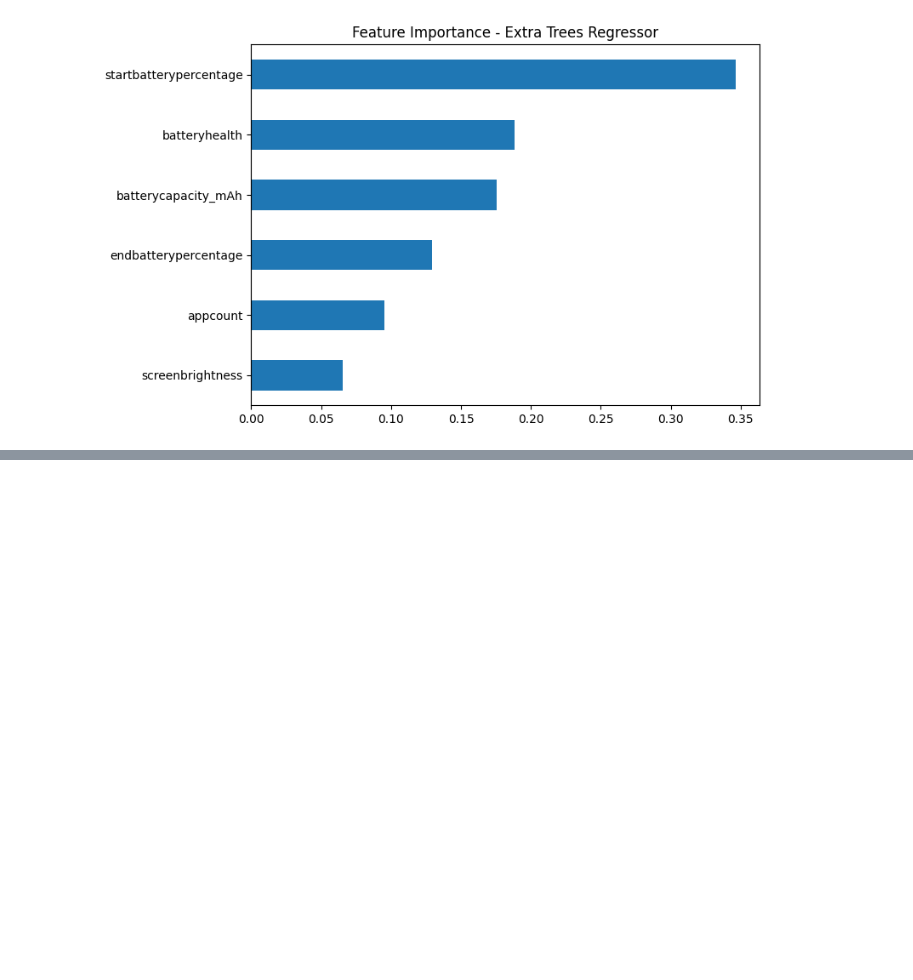
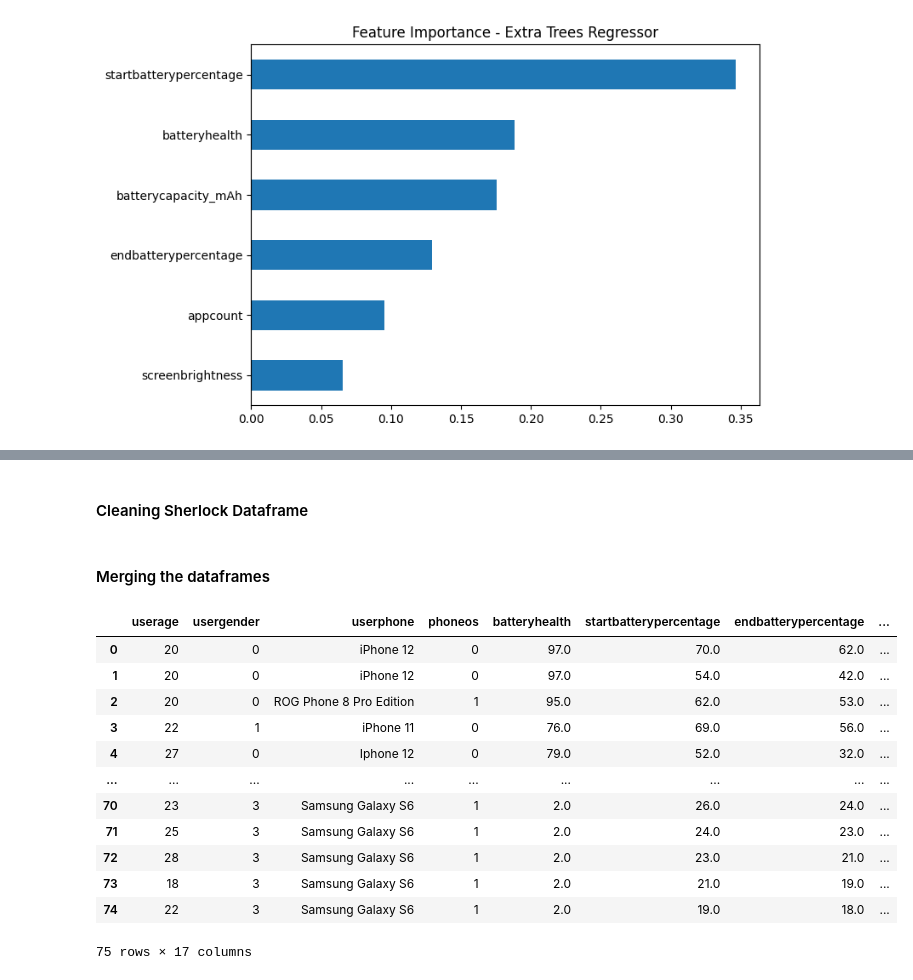
Before and after one commit to toent/Phone-Battery-Life-Predictor, a Jupyter notebook: BatteryLifePredictor.ipynb, the cells around one changed output, grey strips where cells are left out. Drawn from its saved outputs; the diff is of its cells as text; code cells hidden in the pictures; blank space fills up the shorter version.

```diff
--- a/BatteryLifePredictor.ipynb
+++ b/BatteryLifePredictor.ipynb
@@ -254,0 +377,2 @@ plt.show()
+# %% [markdown]
+#### Cleaning Sherlock Dataframe
@@ -254,0 +405,21 @@ plt.show()
+# %% [markdown]
+#### Merging the dataframes
+# %%
+#merged_df = df.merge(sherlock_df, how='inner')
+
+merged_df = pd.concat([df, sherlock_df], ignore_index=True)
+merged_df.head(75)
+# %% [output]
+|  | userage | usergender | userphone | phoneos | batteryhealth | startbatterypercentage | endbatterypercentage | ... |
+| 0 | 20 | 0 | iPhone 12 | 0 | 97.0 | 70.0 | 62.0 | ... |
+| 1 | 20 | 0 | iPhone 12 | 0 | 97.0 | 54.0 | 42.0 | ... |
+| 2 | 20 | 0 | ROG Phone 8 Pro Edition | 1 | 95.0 | 62.0 | 53.0 | ... |
+| 3 | 22 | 1 | iPhone 11 | 0 | 76.0 | 69.0 | 56.0 | ... |
+| 4 | 27 | 0 | Iphone 12 | 0 | 79.0 | 52.0 | 32.0 | ... |
+| ... | ... | ... | ... | ... | ... | ... | ... | ... |
+| 70 | 23 | 3 | Samsung Galaxy S6 | 1 | 2.0 | 26.0 | 24.0 | ... |
+| 71 | 25 | 3 | Samsung Galaxy S6 | 1 | 2.0 | 24.0 | 23.0 | ... |
+| 72 | 28 | 3 | Samsung Galaxy S6 | 1 | 2.0 | 23.0 | 21.0 | ... |
+| 73 | 18 | 3 | Samsung Galaxy S6 | 1 | 2.0 | 21.0 | 19.0 | ... |
+| 74 | 22 | 3 | Samsung Galaxy S6 | 1 | 2.0 | 19.0 | 18.0 | ... |
+75 rows × 17 columns
```
Also changed, not shown: parts of 17 cells of this notebook, 4 other files.
